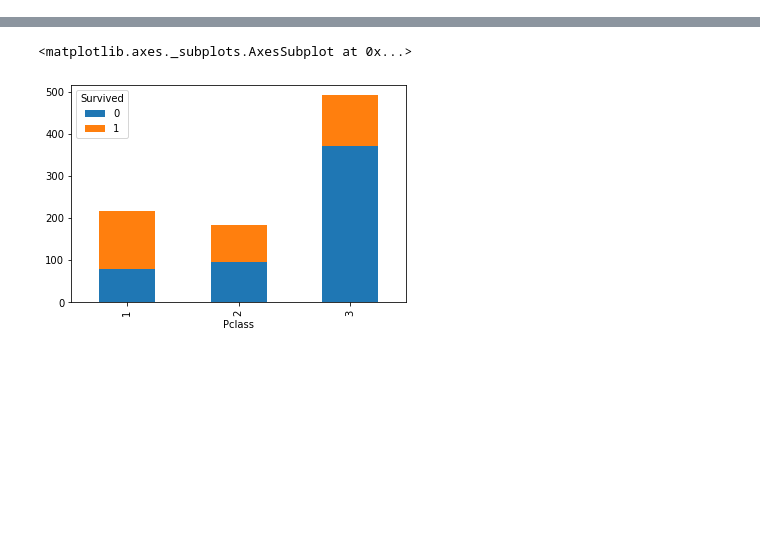
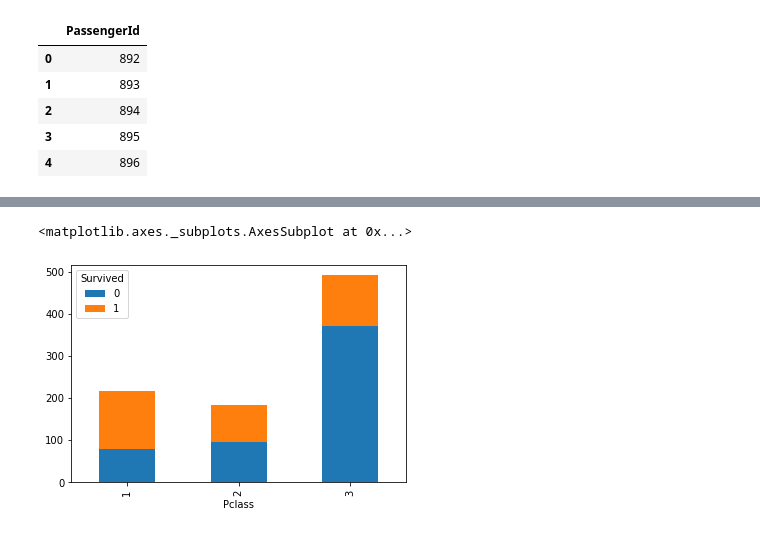
Before and after one commit to earlinn/data_science, a Jupyter notebook: lesson_titanic.ipynb, the cells around one changed output, grey strips where cells are left out. Cells and saved outputs as stored; diff of their text form; code cells hidden in the pictures; blank space fills up the shorter version.

```diff
--- a/lesson_titanic.ipynb
+++ b/lesson_titanic.ipynb
@@ -140,0 +34,4 @@ memory usage: 90.6+ KB
+# %%
+test = populate_embarked(test)
+test = set_titles(test, mapping)
+test = populate_age(test)
@@ -140,0 +55,12 @@ memory usage: 90.6+ KB
+# %%
+result = pd.DataFrame(test['PassengerId'])
+test = test.drop(['PassengerId', 'Name','Ticket','Cabin'], axis=1)
+# %%
+result.head()
+# %% [output]
+|  | PassengerId |
+| 0 | 892 |
+| 1 | 893 |
+| 2 | 894 |
+| 3 | 895 |
+| 4 | 896 |
```
Also changed, not shown: parts of 39 cells of this notebook, 1 other file.
